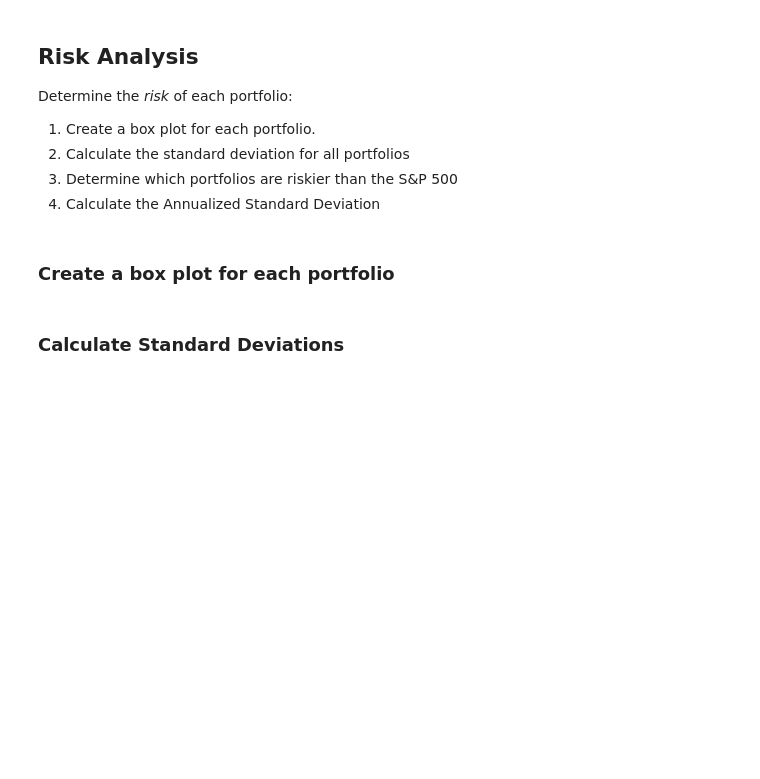
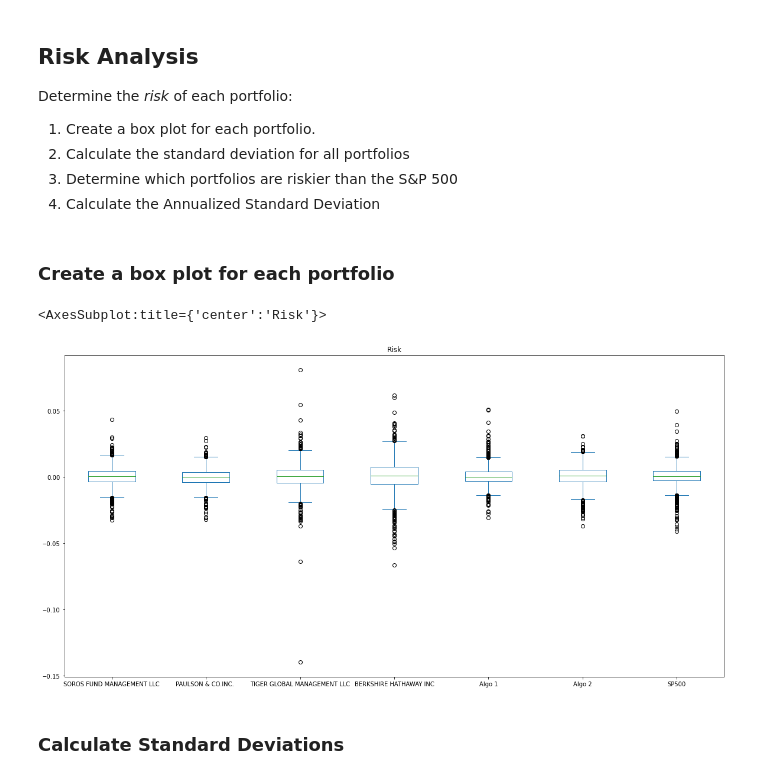
Before and after one commit to gokhanunal34/pandasSkillsApplications, a Jupyter notebook: whale_analysis.ipynb, the cells around one changed output. Saved outputs shown, nothing was run; the diff lists cells and outputs as text; code cells hidden in the pictures; blank space fills up the shorter version.

```diff
--- a/whale_analysis.ipynb
+++ b/whale_analysis.ipynb
@@ -183,5 +255,9 @@ Determine the _risk_ of each portfolio:
 ### Create a box plot for each portfolio
 # %%
 # Box plot to visually show risk
+combined_return_data.plot.box(title="Risk",figsize= (20,10))
+# %% [output]
+<AxesSubplot:title={'center':'Risk'}>
+[figure, added]
 # %% [markdown]
 ### Calculate Standard Deviations
```
Also changed, not shown: parts of 13 cells of this notebook.
